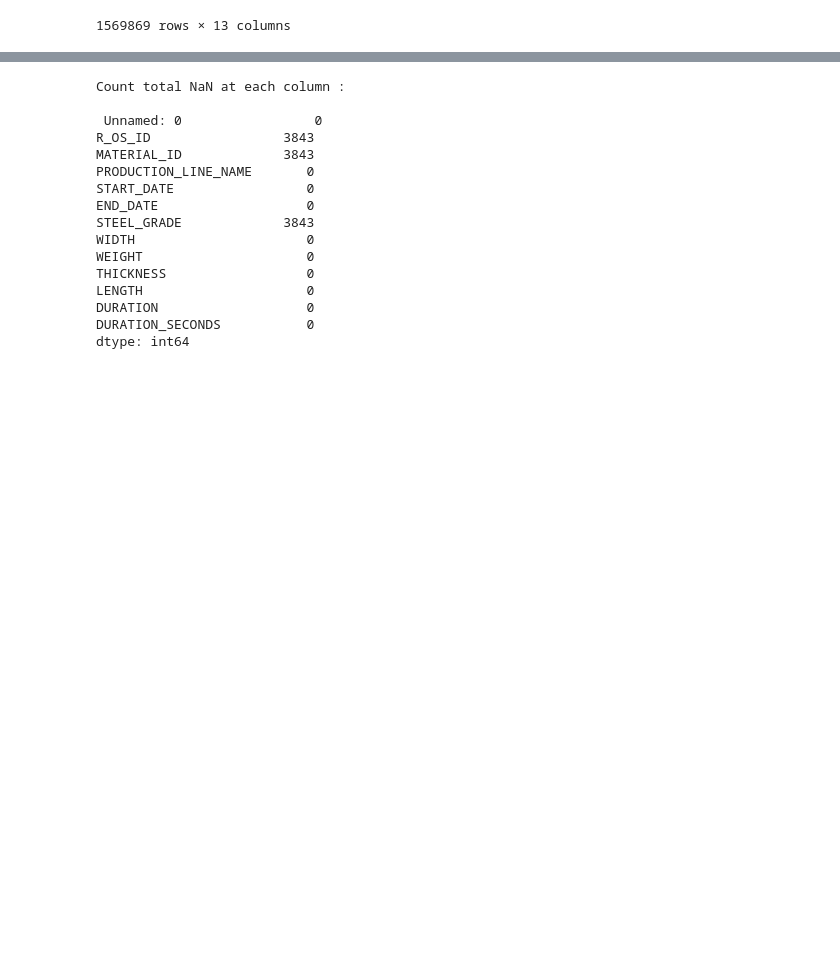
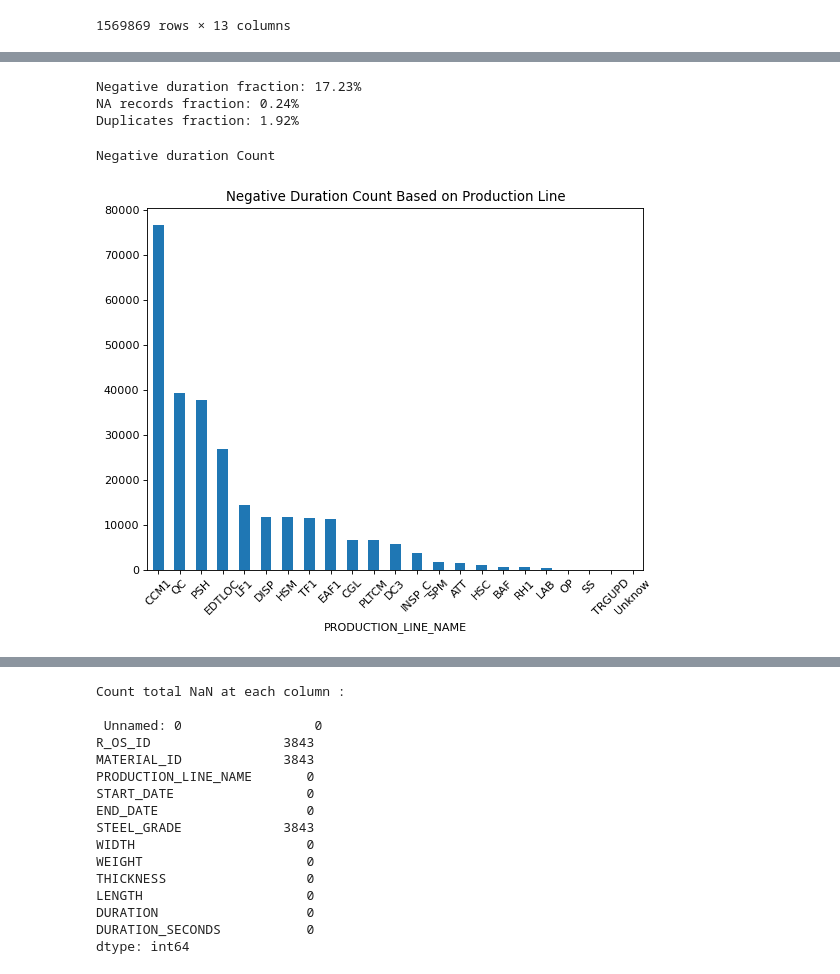
Before and after one commit to hu-yating/SMSGroupD, a Jupyter notebook: Data Cleaning.ipynb, the cells around one changed output, grey strips where cells are left out. Drawn from its saved outputs; the diff is of its cells as text; code cells hidden in the pictures; blank space fills up the shorter version.

Commit message:
update visualization with plots

```diff
--- a/Data Cleaning.ipynb
+++ b/Data Cleaning.ipynb
@@ -128,0 +135,32 @@ len(data[data.DURATION_SECONDS<0])/len(data)*100
+# %%
+print("Negative duration fraction: "+"{:.2%}".format(len(data[data.DURATION_SECONDS<0])/len(data)))
+print("NA records fraction: "+"{:.2%}".format(data["R_OS_ID"].isnull().sum()/len(data)))
+print("Duplicates fraction: " +"{:.2%}".format(len(duplicates)/len(data)))
+# # after drop na
+df_no_na = df.dropna(inplace = False)
+# print("Negative duration fraction: "+"{:.2%}".format(len(df_no_na[df_no_na.DURATION_SECONDS<0])/len(df_no_na)))
+# print("NA records fraction: "+"{:.2%}".format(df_no_na["START_DATE"].isnull().sum()/len(df_no_na)))
+
+# NULL data
+df_only_na = data[data.isnull().any(axis=1)]
+# %% [output]
+Negative duration fraction: 17.23%
+NA records fraction: 0.24%
+Duplicates fraction: 1.92%
+# %%
+# data.replace(['BAF01', 'BAF02', 'BAF03', 'BAF04', 'BAF05', 'BAF06',
+#        'BAF07', 'BAF08', 'BAF10', 'BAF11', 'BAF12', 'BAF13', 'BAF14',
+#        'BAF15', 'BAF16', 'BAF17', 'BAF18', 'BAF19', 'BAF20', 'BAF21',
+#        'BAF22', 'BAF23', 'BAF24'],"BAF",inplace=True)
+# data.replace(['CGL', 'CGL1'],"CGL",inplace=True)
+# data.replace(['SPM', 'SPM1', 'SPM1R'],"SPM",inplace=True)
+from matplotlib.pyplot import figure
+import matplotlib.pyplot as plt
+
+print("Negative duration Count")
+figure(figsize=(8, 6), dpi=80)
+data[data.DURATION_SECONDS<0].groupby("PRODUCTION_LINE_NAME").count()["R_OS_ID"].sort_values(ascending=False).plot.bar(rot=45,title='Negative Duration Count Based on Production Line')
+plt.savefig('negative_duration_Count.jpg')
+# %% [output]
+Negative duration Count
+[figure, added]
```
Also changed, not shown: parts of 6 cells of this notebook, 2 other files.
